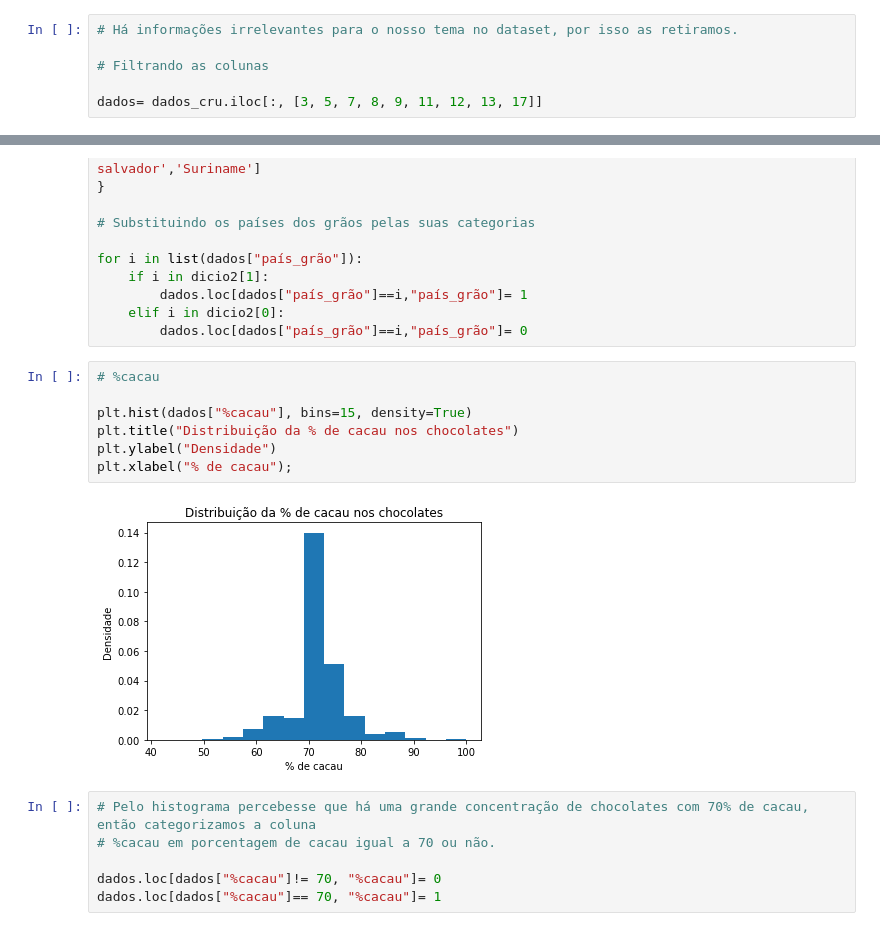
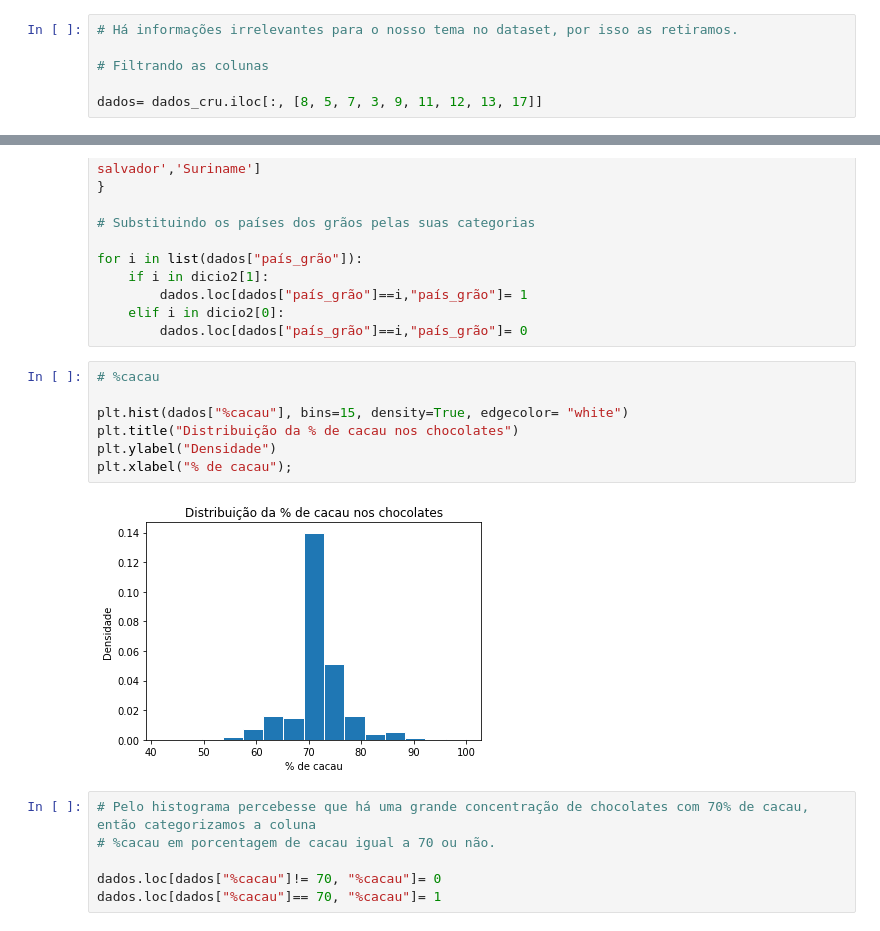
Before and after one commit to Pedro2712/Projeto_2-ciedados, a Jupyter notebook: Projeto 2 - Ciedados.ipynb, the cells around one changed output, grey strips where cells are left out. Saved outputs shown, nothing was run; the diff lists cells and outputs as text.

```diff
--- a/Projeto 2 - Ciedados.ipynb
+++ b/Projeto 2 - Ciedados.ipynb
@@ -37,7 +59,7 @@ dados_cru
 
 # Filtrando as colunas
 
-dados= dados_cru.iloc[:, [3, 5, 7, 8, 9, 11, 12, 13, 17]]
+dados= dados_cru.iloc[:, [8, 5, 7, 3, 9, 11, 12, 13, 17]]
 # %%
 # Ajeitando a coluna rating para o nosso interesse
 
@@ -119,12 +141,12 @@ for i in list(dados["país_grão"]):
 # %%
 # %cacau
 
-plt.hist(dados["%cacau"], bins=15, density=True)
+plt.hist(dados["%cacau"], bins=15, density=True, edgecolor= "white")
 plt.title("Distribuição da % de cacau nos chocolates")
 plt.ylabel("Densidade")
 plt.xlabel("% de cacau");
 # %% [output]
-[figure, old version]
+[figure, new version]
 # %%
 # Pelo histograma percebesse que há uma grande concentração de chocolates com 70% de cacau, então categorizamos a coluna
 # %cacau em porcentagem de cacau igual a 70 ou não.
```
Also changed, not shown: parts of 15 cells of this notebook.
